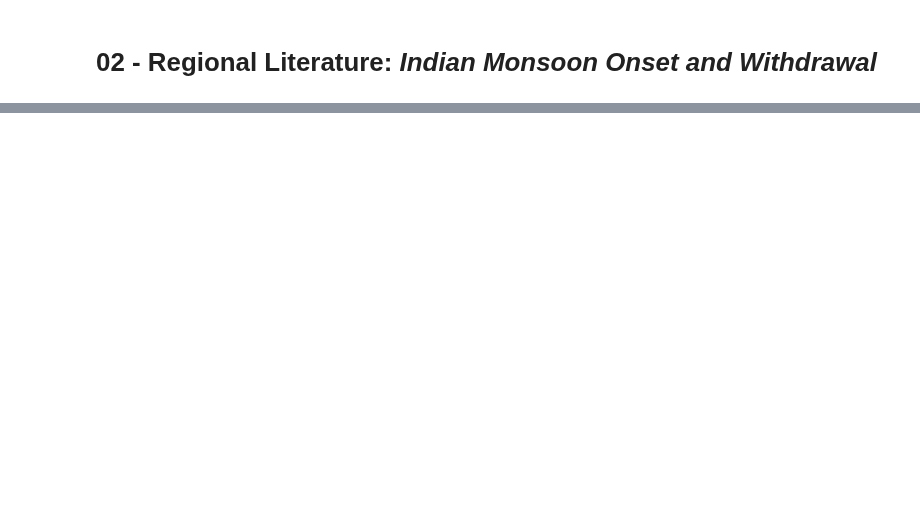
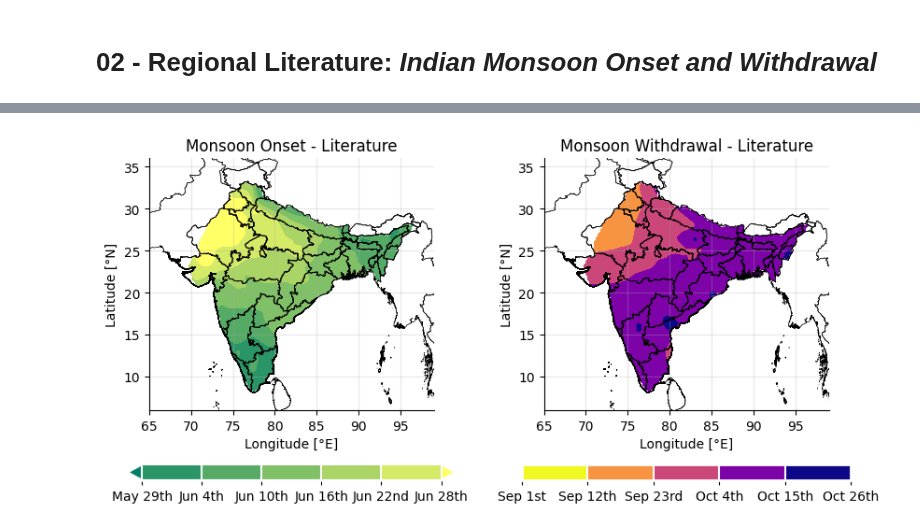
Before and after one commit to JGrassi97/XSeasonsDetect, a Jupyter notebook: notebooks/02_regional_literature.ipynb, the cells around one changed output, grey strips where cells are left out. Cells and saved outputs as stored; diff of their text form; code cells hidden in the pictures; blank space fills up the shorter version.

```diff
--- a/notebooks/02_regional_literature.ipynb
+++ b/notebooks/02_regional_literature.ipynb
@@ -20,6 +20,9 @@ from visualization.custom_plots import standard_format_single, day_of_year_to_da
 country_boundary_file   = '../data/raw/external/GADM41_IND.gpkg'
 world_boundary_file     = '../data/raw/external/GADM41_WORLD.gpkg'
 
+# Path for results
+results_path_image  = f'../data/results/images/literature_reference_sates.png'
+
 # Geodataframes for boudaries - Level 0 is for country boundaries
 country_boundary    = gpd.read_file(country_boundary_file, layer = 'ADM_ADM_1')
 world_boundary      = gpd.read_file(world_boundary_file, layer = 'ADM_0')
@@ -51,0 +47,8 @@ for to_plot, cmap, title in zip([to_plot_onset, to_plot_wit],
+# %%
+plot_seasons_bk_results( ds_rast.date, figsize=(10,5), cmaps=['summer', 'plasma_r'],
+                         lims=[[150,180],[245,300]], titles=['Monsoon Onset - Literature', 'Monsoon Withdrawal - Literature'],
+                         country_boundary=country_boundary, world_boundary=world_boundary)
+
+plt.savefig(results_path_image, dpi=300, bbox_inches='tight', transparent=False)
+# %% [output]
+[figure, added]
```
Also changed, not shown: parts of 3 cells of this notebook, 3 other files.
